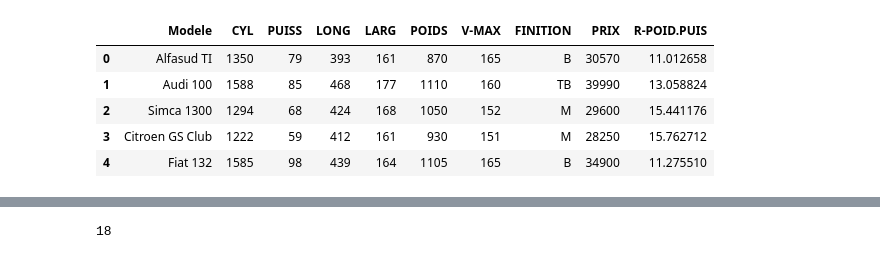
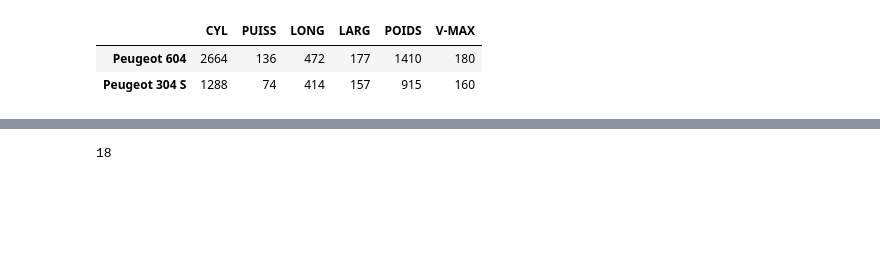
Before and after one commit to camillesauer/ACP, a Jupyter notebook: notebook/ACP_viz.ipynb, the cells around one changed output, grey strips where cells are left out. Drawn from its saved outputs; the diff is of its cells as text; code cells hidden in the pictures; blank space fills up the shorter version.

```diff
--- a/notebook/ACP_viz.ipynb
+++ b/notebook/ACP_viz.ipynb
@@ -9,12 +11,14 @@ dataset = pd.read_excel("../data/acp_data.xls")
+# %%
+indSupp = pd.DataFrame(np.array([[2664,136,472,177,1410,180 ],
+                                 [1288,74,414,157,915,160]]),
+                        columns=['CYL', 'PUISS', 'LONG','LARG','POIDS','V-MAX'],
+                      index = ['Peugeot 604', 'Peugeot 304 S'])
 # %%
-dataset.head(5)
+indSupp.head(5)
 # %% [output]
-|  | Modele | CYL | PUISS | LONG | LARG | POIDS | V-MAX | FINITION | PRIX | R-POID.PUIS |
-| 0 | Alfasud TI | 1350 | 79 | 393 | 161 | 870 | 165 | B | 30570 | 11.012658 |
-| 1 | Audi 100 | 1588 | 85 | 468 | 177 | 1110 | 160 | TB | 39990 | 13.058824 |
-| 2 | Simca 1300 | 1294 | 68 | 424 | 168 | 1050 | 152 | M | 29600 | 15.441176 |
-| 3 | Citroen GS Club | 1222 | 59 | 412 | 161 | 930 | 151 | M | 28250 | 15.762712 |
-| 4 | Fiat 132 | 1585 | 98 | 439 | 164 | 1105 | 165 | B | 34900 | 11.275510 |
+|  | CYL | PUISS | LONG | LARG | POIDS | V-MAX |
+| Peugeot 604 | 2664 | 136 | 472 | 177 | 1410 | 180 |
+| Peugeot 304 S | 1288 | 74 | 414 | 157 | 915 | 160 |
 # %%
 dataset.info()
 # %% [output]
```
Also changed, not shown: parts of 59 cells of this notebook.
